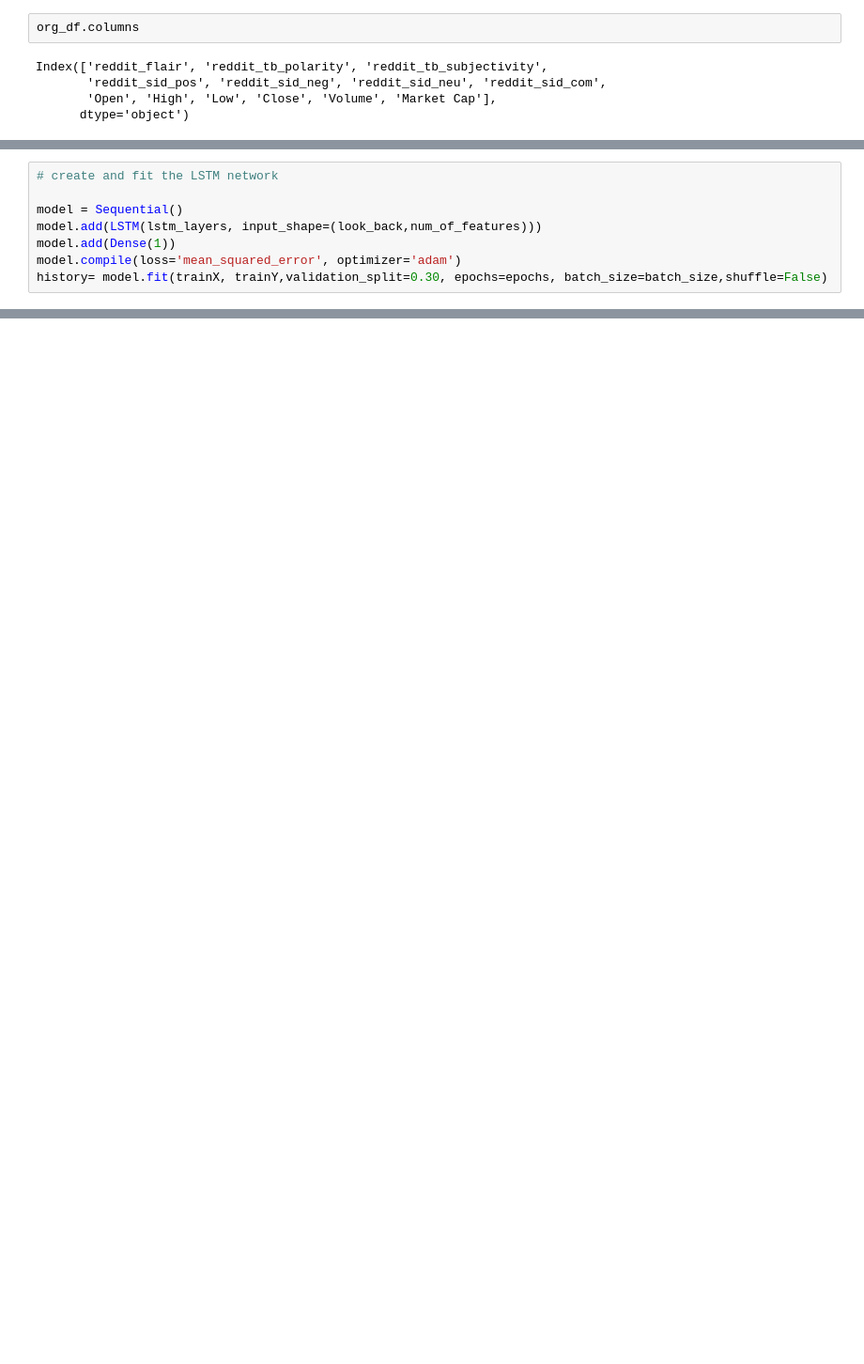
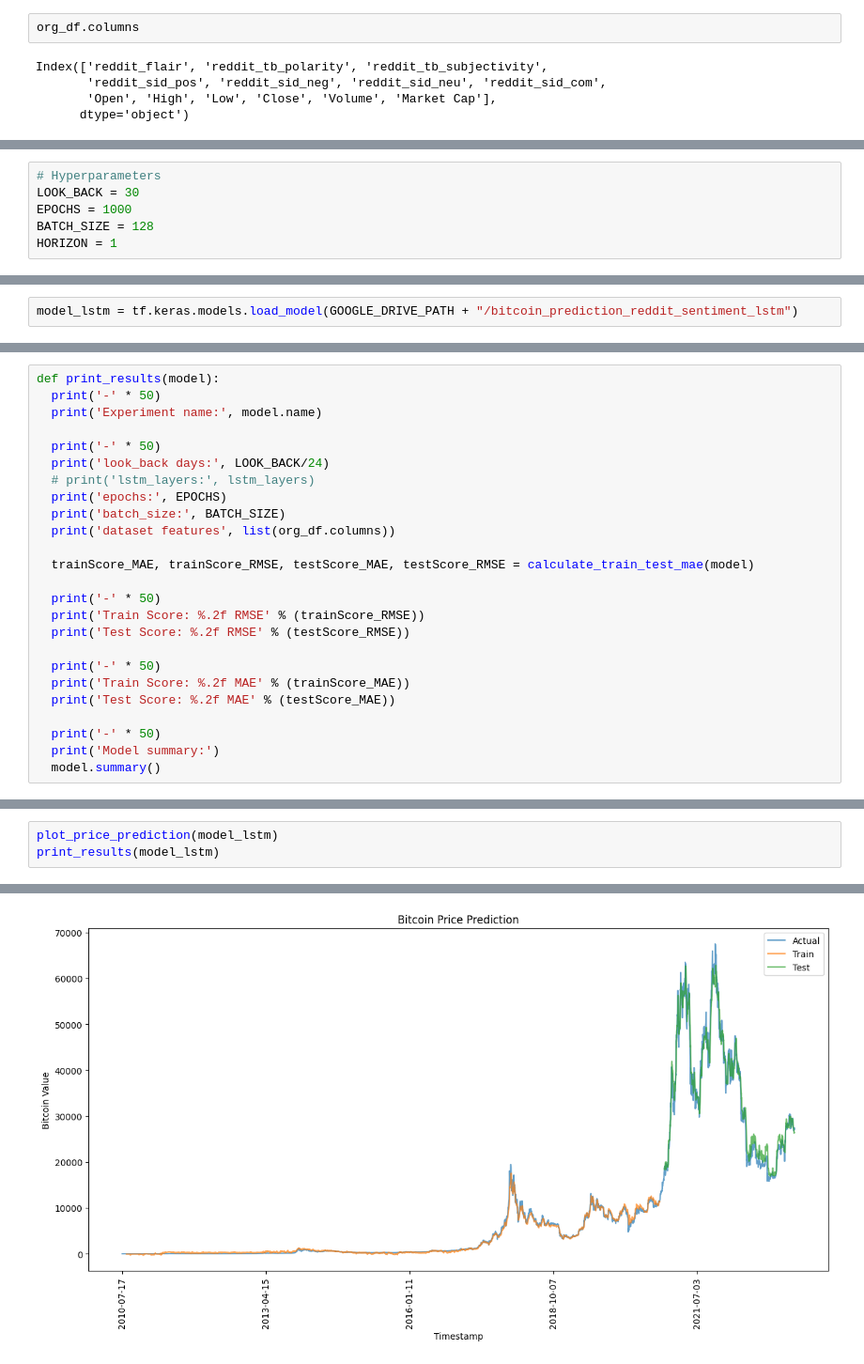
Before and after one commit to NegreaAlexandruCristian/Lucrare-Dizertatie-ML, a Jupyter notebook: bitcoin_prediction (reddit posts)/bitcoin_prediction_using_reddit_posts.ipynb, the cells around one changed output, grey strips where cells are left out. Shown at 94% size. Cells and saved outputs as stored; diff of their text form; blank space fills up the shorter version.

```diff
--- a/bitcoin_prediction (reddit posts)/bitcoin_prediction_using_reddit_posts.ipynb
+++ b/bitcoin_prediction (reddit posts)/bitcoin_prediction_using_reddit_posts.ipynb
@@ -98,8 +81,0 @@ look_back  7
-# %%
-# create and fit the LSTM network
-
-model = Sequential()
-model.add(LSTM(lstm_layers, input_shape=(look_back,num_of_features)))
-model.add(Dense(1))
-model.compile(loss='mean_squared_error', optimizer='adam')
-history= model.fit(trainX, trainY,validation_split=0.30, epochs=epochs, batch_size=batch_size,shuffle=False)
@@ -289,0 +99,6 @@ def get_ensemble_models(horizon = HORIZON,
+# %%
+# Hyperparameters
+LOOK_BACK = 30
+EPOCHS = 1000
+BATCH_SIZE = 128
+HORIZON = 1
@@ -289,0 +185,2 @@ def get_ensemble_models(horizon = HORIZON,
+# %%
+model_lstm = tf.keras.models.load_model(GOOGLE_DRIVE_PATH + "/bitcoin_prediction_reddit_sentiment_lstm")
@@ -289,0 +407,25 @@ def get_ensemble_models(horizon = HORIZON,
+# %%
+def print_results(model):
+  print('-' * 50)
+  print('Experiment name:', model.name)
+
+  print('-' * 50)
+  print('look_back days:', LOOK_BACK/24)
+  # print('lstm_layers:', lstm_layers)
+  print('epochs:', EPOCHS)
+  print('batch_size:', BATCH_SIZE)
+  print('dataset features', list(org_df.columns))
+
+  trainScore_MAE, trainScore_RMSE, testScore_MAE, testScore_RMSE = calculate_train_test_mae(model)
+
+  print('-' * 50)
+  print('Train Score: %.2f RMSE' % (trainScore_RMSE))
+  print('Test Score: %.2f RMSE' % (testScore_RMSE))
+
+  print('-' * 50)
+  print('Train Score: %.2f MAE' % (trainScore_MAE))
+  print('Test Score: %.2f MAE' % (testScore_MAE))
+
+  print('-' * 50)
+  print('Model summary:')
+  model.summary()
@@ -289,0 +602,4 @@ def get_ensemble_models(horizon = HORIZON,
+# %%
+plot_price_prediction(model_lstm)
+print_results(model_lstm)
+# %% [output]
@@ -289,0 +623 @@ def get_ensemble_models(horizon = HORIZON,
+[figure, added]
```
Also changed, not shown: parts of 54 cells of this notebook.
